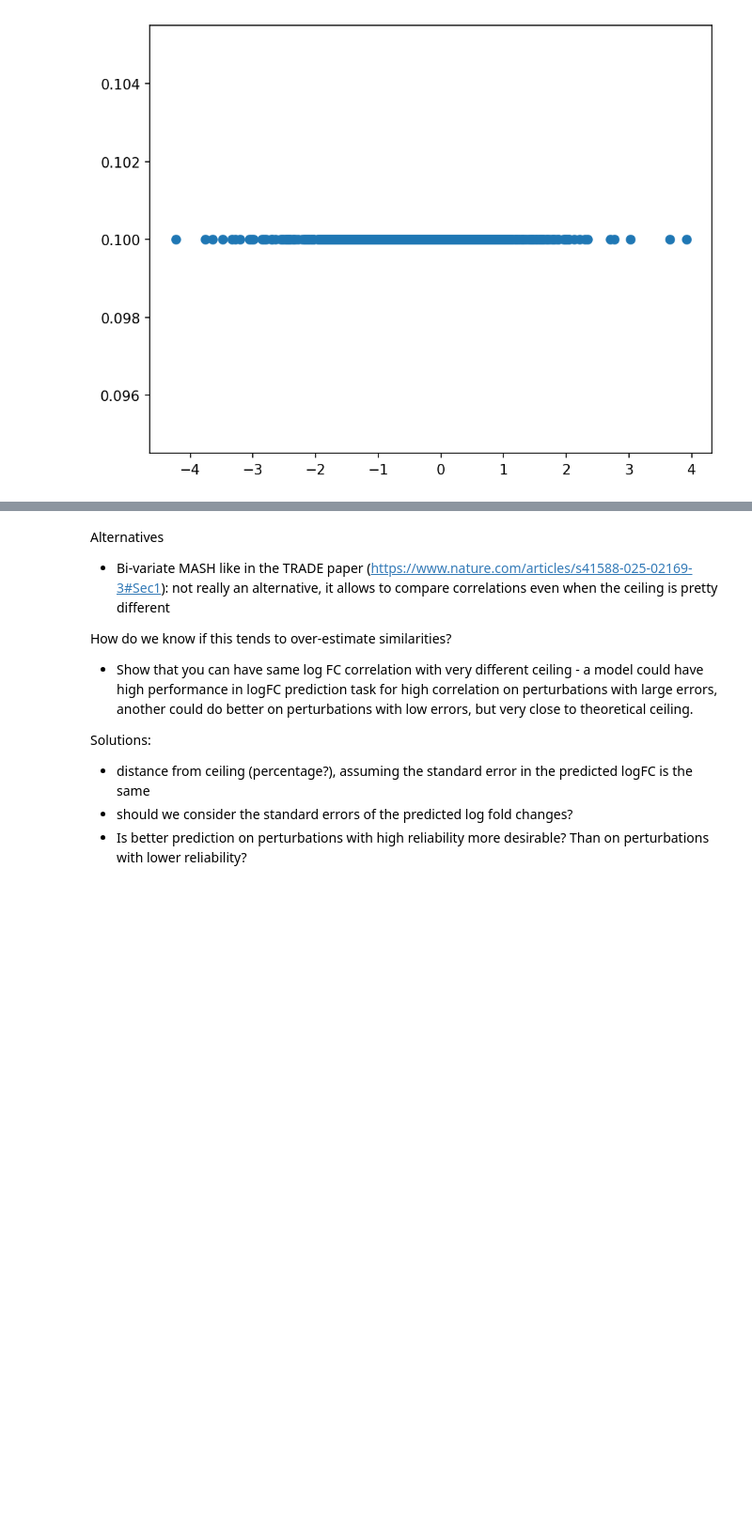
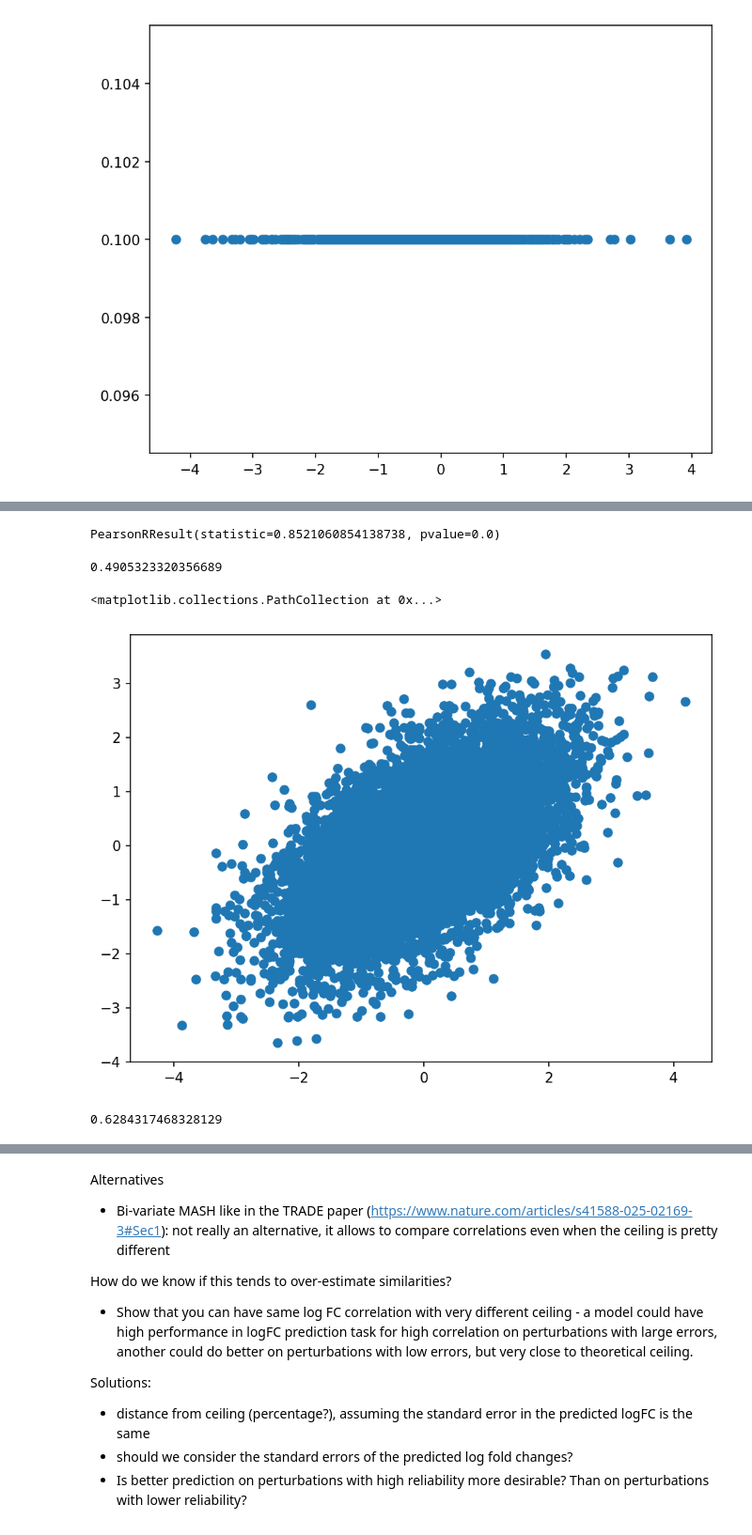
Before and after one commit to emdann/GWT_perturbseq_analysis_2025, a Jupyter notebook: src/3_DE_analysis/correlating_DE_estimates.ipynb, the cells around one changed output, grey strips where cells are left out. Shown: that part at 94% size. Saved outputs shown, nothing was run; the diff lists cells and outputs as text; code cells hidden in the pictures; blank space fills up the shorter version.

```diff
--- a/src/3_DE_analysis/correlating_DE_estimates.ipynb
+++ b/src/3_DE_analysis/correlating_DE_estimates.ipynb
@@ -112,0 +422,47 @@ PearsonRResult(statistic=0.8831186640075291, pvalue=6.728069971932097e-105)
+# %%
+(DE_results_1['lfcSE'],DE_results_2['lfcSE'])
+# %% [output]
+PearsonRResult(statistic=0.8521060854138738, pvalue=0.0)
+# %%
+cor_res['r_observed']
+# / get_max_correlation(DE_results_1['log_fc'], DE_results_1['lfcSE'], DE_results_2['log_fc'],DE_results_2['lfcSE'])
+# %% [output]
+0.4905323320356689
+# %%
+# Simulate complete data following Saccenti's model
+np.random.seed(42)
+n_samples = 10000
+
+# True biological correlation and signals
+true_r_biological = 0.6
+true_x0_a = np.random.normal(0, 1, n_samples)
+true_x0_b = true_r_biological * true_x0_a + np.random.normal(0, np.sqrt(1 - true_r_biological**2), n_samples)
+
+# True error variance components
+true_sigma2_eps_ac = 0.1**2
+true_sigma2_eps_au_a = 0.24**2
+true_sigma2_eps_au_b = 0.15**2
+
+# Generate error components
+true_epsilon_ac = np.random.normal(0, np.sqrt(true_sigma2_eps_ac), n_samples)
+true_epsilon_au_a = np.random.normal(0, np.sqrt(true_sigma2_eps_au_a), n_samples)
+true_epsilon_au_b = np.random.normal(0, np.sqrt(true_sigma2_eps_au_b), n_samples)
+
+# Construct observed measurements (Saccenti's model)
+x_a_observed = true_x0_a + true_epsilon_ac + true_epsilon_au_a
+x_b_observed = true_x0_b + true_epsilon_ac + true_epsilon_au_b
+
+# Known errors (in practice these might come from technical replicates, etc.)
+error_a = true_epsilon_ac + true_epsilon_au_a
+error_b = true_epsilon_ac + true_epsilon_au_b
+# %%
+plt.scatter(x_a_observed, x_b_observed)
+# %% [output]
+<matplotlib.collections.PathCollection at 0x...>
+[figure, added]
+# %%
+cor_res = compute_attenuated_correlation(x_a_observed, x_b_observed, error_a, error_b)
+apply_saccenti_correction(cor_res)
+# get_theoretical_max_correlation(cor_res)
+# %% [output]
+0.6284317468328129
```
Also changed, not shown: parts of 9 cells of this notebook, 20 other files.
